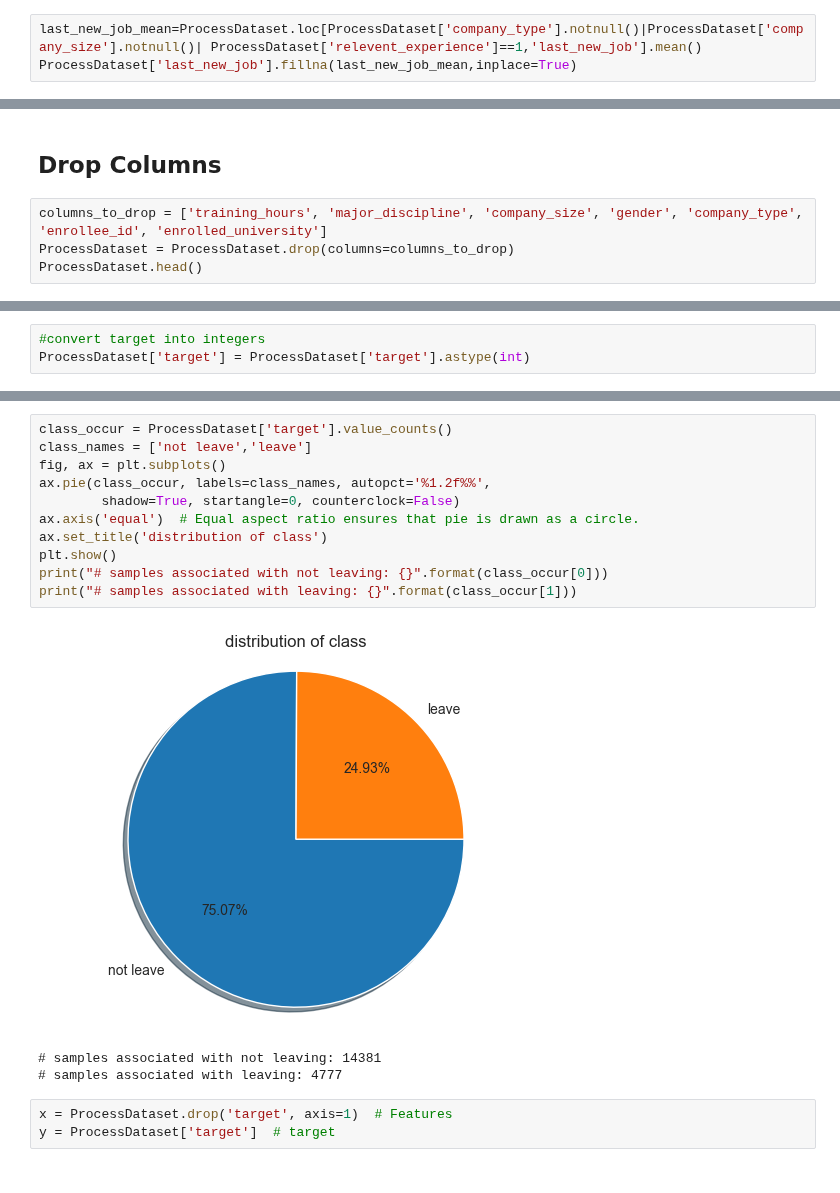
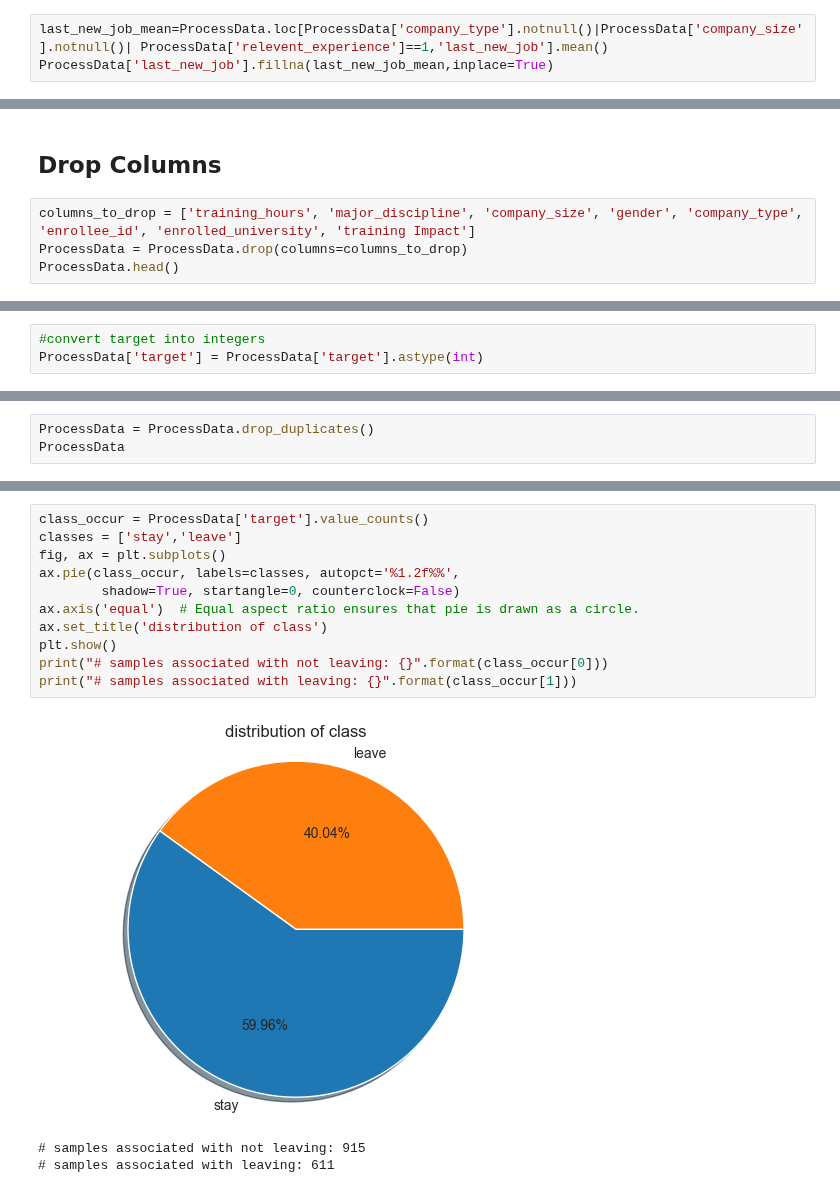
Before and after one commit to IT22106360/QuantaML-FDM-Employee-Retention, a Jupyter notebook: notebooks/Preprocessing.ipynb, the cells around one changed output, grey strips where cells are left out. Saved outputs shown, nothing was run; the diff lists cells and outputs as text.

```diff
--- a/notebooks/Preprocessing.ipynb
+++ b/notebooks/Preprocessing.ipynb
@@ -378,8 +379,8 @@ For example, when doing 'df[col].method(value, inplace=True)', try using 'df.met
 'Last_new_job' column
 ----------------------
 # %%
-last_new_job_mean=ProcessDataset.loc[ProcessDataset['company_type'].notnull()|ProcessDataset['company_size'].notnull()| ProcessDataset['relevent_experience']==1,'last_new_job'].mean()
-ProcessDataset['last_new_job'].fillna(last_new_job_mean,inplace=True)
+last_new_job_mean=ProcessData.loc[ProcessData['company_type'].notnull()|ProcessData['company_size'].notnull()| ProcessData['relevent_experience']==1,'last_new_job'].mean()
+ProcessData['last_new_job'].fillna(last_new_job_mean,inplace=True)
 # %% [output]
 The behavior will change in pandas 3.0. This inplace method will never work because the intermediate object on which we are setting values always behaves as a copy.
 
@@ -460,7 +461,7 @@ dtype: int64
 Drop Columns
 ------------
 # %%
-columns_to_drop = ['training_hours', 'major_discipline', 'company_size', 'gender', 'company_type', 'enrollee_id', 'enrolled_university']
-ProcessDataset = ProcessDataset.drop(columns=columns_to_drop)
-ProcessDataset.head()
+columns_to_drop = ['training_hours', 'major_discipline', 'company_size', 'gender', 'company_type', 'enrollee_id', 'enrolled_university', 'training Impact']
+ProcessData = ProcessData.drop(columns=columns_to_drop)
+ProcessData.head()
 # %% [output]
@@ -473,4 +474,4 @@ ProcessDataset.head()
 # %%
 #convert target into integers
-ProcessDataset['target'] = ProcessDataset['target'].astype(int)
+ProcessData['target'] = ProcessData['target'].astype(int)
 # %%
@@ -505,0 +536,3 @@ np.int64(6336)
+# %%
+ProcessData = ProcessData.drop_duplicates()
+ProcessData
@@ -517,18 +572,15 @@ dtype: int64
 # %%
-class_occur = ProcessDataset['target'].value_counts()
-class_names = ['not leave','leave']
+class_occur = ProcessData['target'].value_counts()
+classes = ['stay','leave']
 fig, ax = plt.subplots()
-ax.pie(class_occur, labels=class_names, autopct='%1.2f%%',
+ax.pie(class_occur, labels=classes, autopct='%1.2f%%',
         shadow=True, startangle=0, counterclock=False)
 ax.axis('equal')  # Equal aspect ratio ensures that pie is drawn as a circle.
 ax.set_title('distribution of class')
 plt.show()
 print("# samples associated with not leaving: {}".format(class_occur[0]))
 print("# samples associated with leaving: {}".format(class_occur[1]))
 # %% [output]
-[figure, old version]
+[figure, new version]
-# samples associated with not leaving: 14381
-# samples associated with leaving: 4777
+# samples associated with not leaving: 915
+# samples associated with leaving: 611
-# %%
-x = ProcessDataset.drop('target', axis=1)  # Features
-y = ProcessDataset['target']  # target
```
Also changed, not shown: parts of 44 cells of this notebook.
